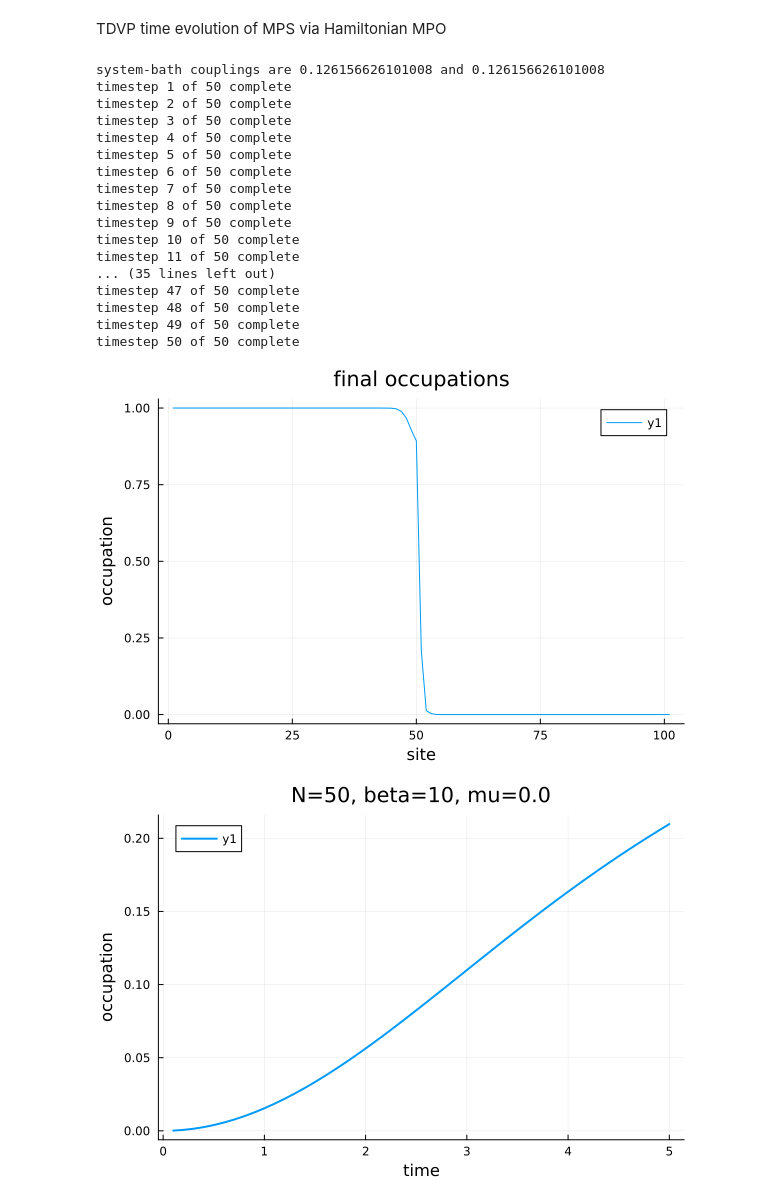
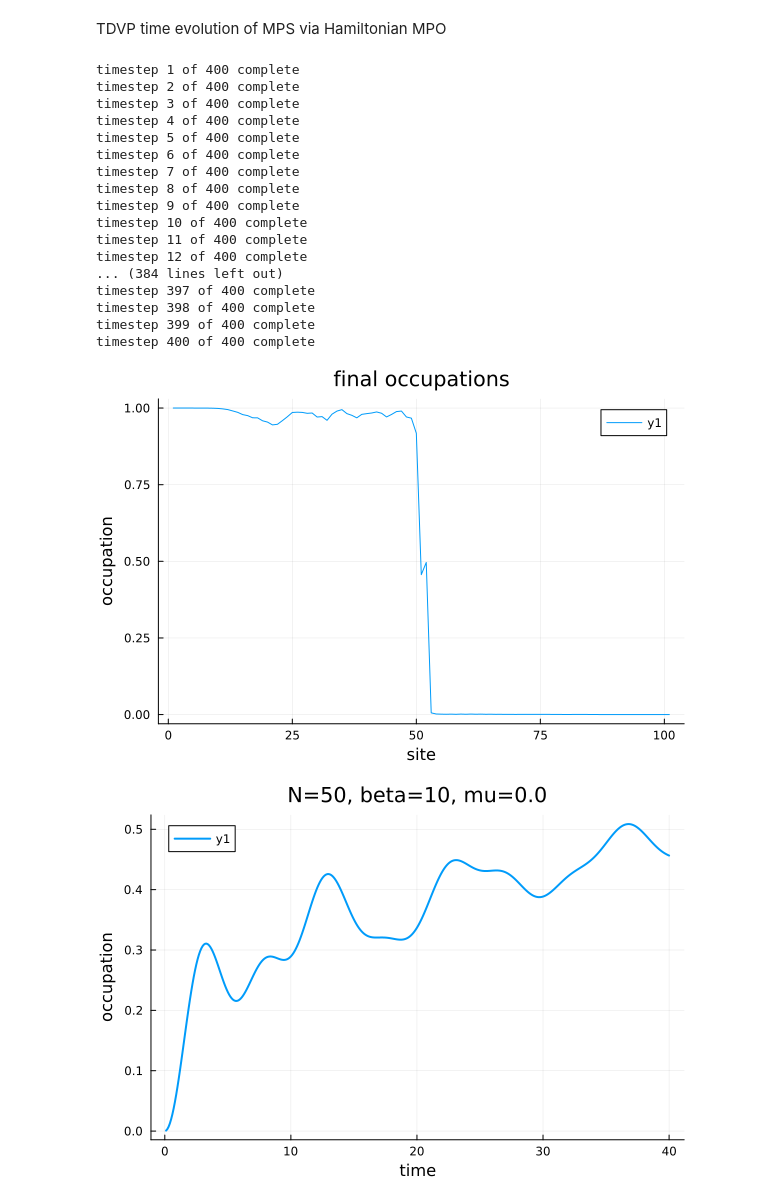
Before and after one commit to FTurci/AgeingManyBodyQuantumSys, a Jupyter notebook: Ben Code/single_bath_evolution.ipynb, the cells around one changed output. Cells and saved outputs as stored; diff of their text form; code cells hidden in the pictures.

```diff
--- a/Ben Code/single_bath_evolution.ipynb
+++ b/Ben Code/single_bath_evolution.ipynb
@@ -41,11 +41,11 @@ function create_spectral(input::AbstractString, D, gauss) # (bool, amp, mean, sd
     end
 
     # normalization
-    #norm = quadgk(J, -D, D)[1]
+    norm = quadgk(J, -D, D)[1]
+    # normalized callable
+    Jnorm = x -> g*D/pi *J(x) / norm
 
-    # normalized callable
-    # Jnorm = x -> J(x) / norm
-    return J
+    return Jnorm
 end
 
 fermi(k) = 1/(1 + exp(beta*k - beta*mu)) #fermi-dirac distribution
@@ -54,8 +54,8 @@ fermi (generic function with 1 method)
 # %% [markdown]
 Spectral function, thermofield transformation of spectral function, orthogonal polynomial chain mapping
 # %%
-gauss = (false, 0.0, 0.0, 0.0)
-J = x -> g*D/pi * create_spectral("elliptical", D, gauss)(x) #spectral function
+gauss = (true, 100, 0.0, 0.01)  #(bool, amp, mean, sd)
+J = create_spectral("elliptical", D, gauss) #spectral function
 
 J1(omega) = J(omega) * fermi(omega) #effective empty mode spectral density
 J2(omega) = J(omega) * (1 - fermi(omega)) #effective filled mode spectral density
@@ -82,11 +82,11 @@ chain1 = chain_map(J1) #coefficients from empty chain polynomials
 chain2 = chain_map(J2) #coefficients from filled chain polynomials
 
 energies1 = chain1[:,1] #on-site energies of empty chain
-hopping1 = sqrt.(chain1[2:N+1,2]) #nearest neighbour hoppings of empty chain
-g1 = sqrt(g/2pi)
+hopping1 = sqrt.(chain1[1:N+1,2]) #nearest neighbour hoppings of empty chain
+
 energies2 = chain2[:,1] #on-site energies of filled chain
-hopping2 = sqrt.(chain2[2:N+1,2]) #nearest neighbour hoppings of filled chain
-g2 = sqrt(g/2pi)
+hopping2 = sqrt.(chain2[1:N+1,2]) #nearest neighbour hoppings of filled chain
+
 
 p1 = plot(energies1, xlabel="n", ylabel="energy", label="filled chain")
 plot!(p1, energies2, label="empty chain")
@@ -99,6 +99,9 @@ display(plot(p1,p2))
 # %% [markdown]
 creation of initial state MPS and Hamiltonian MPO
 # %%
+sys = N+1
+theta = pi/2 #initial system superposition
+
 sites = siteinds("Fermion", 2*N+1, conserve_qns=true) #assuming that truncated bath remains approximately closed within simulation time
 
 states = [(j <= N) ? "Occ" : "Emp" for j=1:2*N+1]
@@ -108,15 +111,13 @@ psi0 = productMPS(sites, states)
 init_occ = expect(psi0, "N")
 display(plot(1:(2N+1), init_occ,xlabel="site",ylabel="occupation",title="initial occupations"))
 
-sys = N+1
-
-function Hamiltonian(E1, E2, h1, h2, g1, g2, sites, Es, N, sys)
+function Hamiltonian(E1, E2, h1, h2, sites, Es, N, sys)
     ampo = AutoMPO()
-    t1 = reverse(h1) #empty chain NN couplings
+    g1 = hopping1[1]
+    g2 = hopping2[1]
+    t1 = reverse(h1[2:end]) #empty chain NN couplings
     E1 = reverse(E1) #empty chain onsite energies
-    t2 = h2 #filled chain NN couplings
-
-    println("system-bath couplings are $g1 and $g2")
+    t2 = h2[2:end] #filled chain NN couplings
 
     for j in 1:N
         add!(ampo, E1[j], "N", j)
@@ -146,44 +147,44 @@ Hamiltonian (generic function with 1 method)
 TDVP time evolution of MPS via Hamiltonian MPO
 # %%
 sweeps = Sweeps(2); maxdim!(sweeps, 400, 800); cutoff!(sweeps, 1e-9)
-H = Hamiltonian(energies1, energies2, hopping1, hopping2, g1, g2, sites, 0.0, N, sys)
+H = Hamiltonian(energies1, energies2, hopping1, hopping2, sites, 0.0, N, sys)
 let
     psi = psi0
     dt = 0.1
-    tmax = 5
+    tmax = 40
     ts = collect(dt:dt:tmax)
     len = length(ts)
     nSys = zeros(len)
     num = zeros(2N+1)
     av_occ = zeros(len)
     for k in 1:len
         psi = ITensorMPS.tdvp(H, -im*dt, psi;nsite=2, outputlevel=0,mindim=1, maxdim=100); #time_step=dt, nsweeps=sweeps, order=2)
         num = expect(psi, "N")
         nSys[k] = num[sys]
         #av_occ[k] = sum(num) / (2N+1)
         println("timestep $k of $len complete")
     end
     display(plot(1:(2N+1),num,xlabel="site",ylabel="occupation",title="final occupations"))
     display(plot(ts,nSys,xlabel="time",ylabel="occupation",title="N=$N, beta=$beta, mu=$mu", lw=2))
     #display(plot(ts,av_occ,xlabel="time",ylabel="average occupation",title="N=$N, beta=$beta, mu=$mu"))
 end
 # %% [output]
-system-bath couplings are 0.126156626101008 and 0.126156626101008
-timestep 1 of 50 complete
-timestep 2 of 50 complete
-timestep 3 of 50 complete
-timestep 4 of 50 complete
-timestep 5 of 50 complete
-timestep 6 of 50 complete
-timestep 7 of 50 complete
-timestep 8 of 50 complete
-timestep 9 of 50 complete
-timestep 10 of 50 complete
-timestep 11 of 50 complete
-... (35 lines left out)
-timestep 47 of 50 complete
-timestep 48 of 50 complete
-timestep 49 of 50 complete
-timestep 50 of 50 complete
+timestep 1 of 400 complete
+timestep 2 of 400 complete
+timestep 3 of 400 complete
+timestep 4 of 400 complete
+timestep 5 of 400 complete
+timestep 6 of 400 complete
+timestep 7 of 400 complete
+timestep 8 of 400 complete
+timestep 9 of 400 complete
+timestep 10 of 400 complete
+timestep 11 of 400 complete
+timestep 12 of 400 complete
+... (384 lines left out)
+timestep 397 of 400 complete
+timestep 398 of 400 complete
+timestep 399 of 400 complete
+timestep 400 of 400 complete
-[figure, old version]
+[figure, new version]
-[figure, old version]
+[figure, new version]
```
Also changed, not shown: parts of 3 cells of this notebook, 1 other file.
